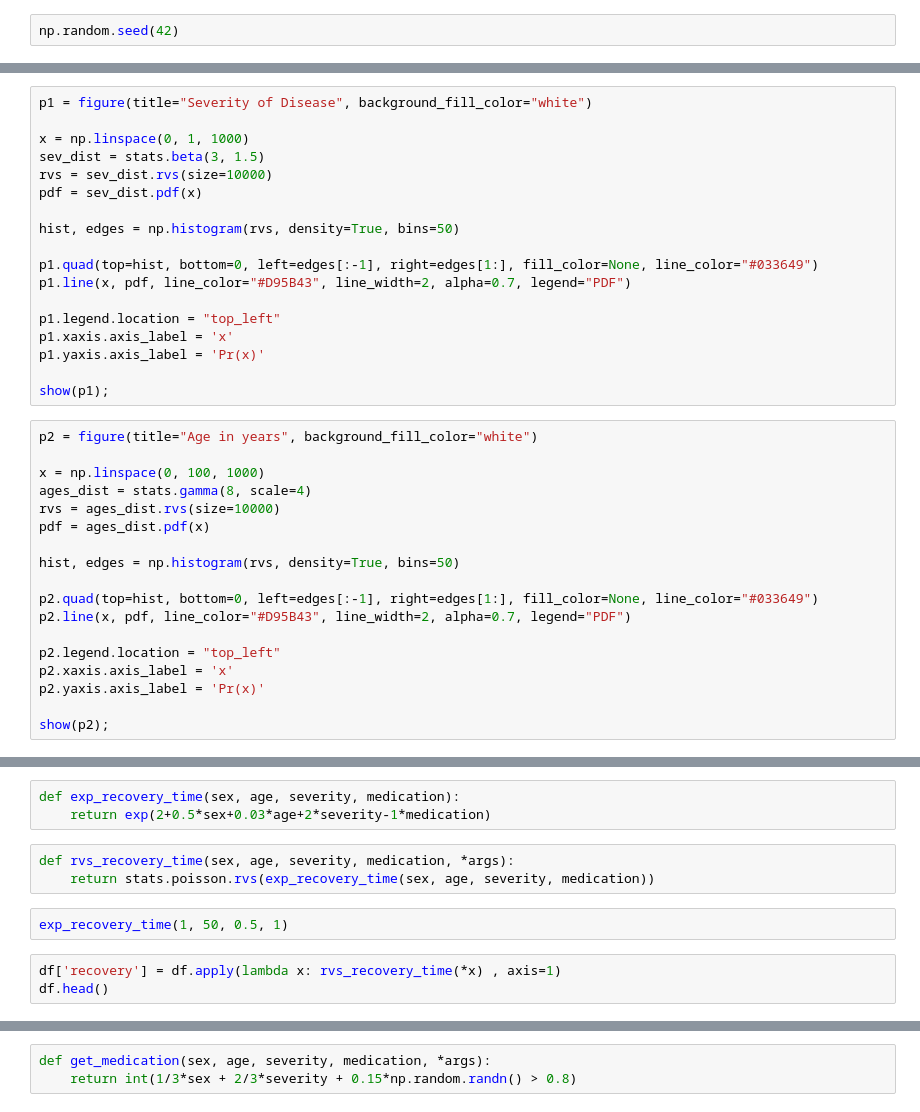
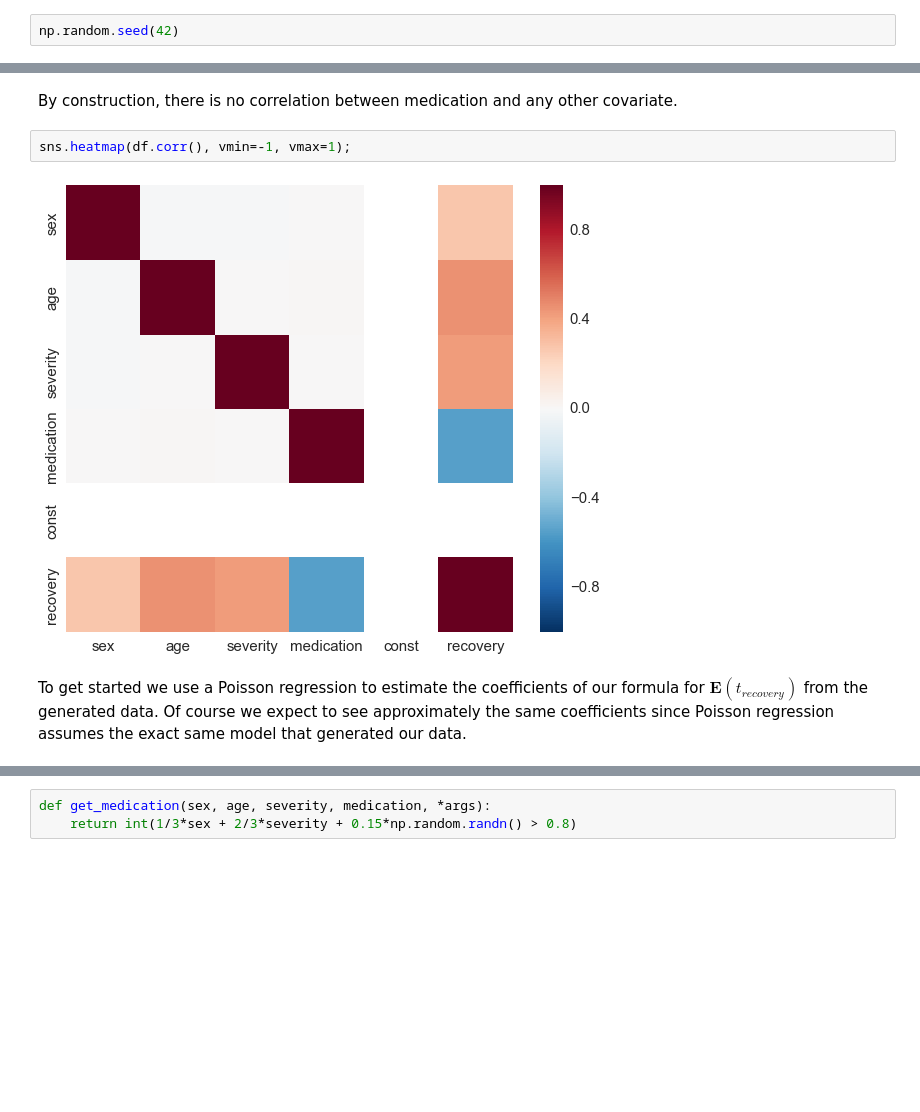
Before and after one commit to FlorianWilhelm/FlorianWilhelm.github.io, a Jupyter notebook: pelican/content/notebooks/causal_inference_propensity_score.ipynb, the cells around one changed output, grey strips where cells are left out. Cells and saved outputs as stored; diff of their text form; blank space fills up the shorter version.

```diff
--- a/pelican/content/notebooks/causal_inference_propensity_score.ipynb
+++ b/pelican/content/notebooks/causal_inference_propensity_score.ipynb
@@ -52,36 +26,0 @@ show(p1);
-# %%
-p1 = figure(title="Severity of Disease", background_fill_color="white")
-
-x = np.linspace(0, 1, 1000)
-sev_dist = stats.beta(3, 1.5)
-rvs = sev_dist.rvs(size=10000)
-pdf = sev_dist.pdf(x)
-
-hist, edges = np.histogram(rvs, density=True, bins=50)
-
-p1.quad(top=hist, bottom=0, left=edges[:-1], right=edges[1:], fill_color=None, line_color="#033649")
-p1.line(x, pdf, line_color="#D95B43", line_width=2, alpha=0.7, legend="PDF")
-
-p1.legend.location = "top_left"
-p1.xaxis.axis_label = 'x'
-p1.yaxis.axis_label = 'Pr(x)'
-
-show(p1);
-# %%
-p2 = figure(title="Age in years", background_fill_color="white")
-
-x = np.linspace(0, 100, 1000)
-ages_dist = stats.gamma(8, scale=4)
-rvs = ages_dist.rvs(size=10000)
-pdf = ages_dist.pdf(x)
-
-hist, edges = np.histogram(rvs, density=True, bins=50)
-
-p2.quad(top=hist, bottom=0, left=edges[:-1], right=edges[1:], fill_color=None, line_color="#033649")
-p2.line(x, pdf, line_color="#D95B43", line_width=2, alpha=0.7, legend="PDF")
-
-p2.legend.location = "top_left"
-p2.xaxis.axis_label = 'x'
-p2.yaxis.axis_label = 'Pr(x)'
-
-show(p2);
@@ -112,14 +94,11 @@ data.reset_index()
-# %%
-def exp_recovery_time(sex, age, severity, medication):
-    return exp(2+0.5*sex+0.03*age+2*severity-1*medication)
-# %%
-def rvs_recovery_time(sex, age, severity, medication, *args):
-    return stats.poisson.rvs(exp_recovery_time(sex, age, severity, medication))
-# %%
-exp_recovery_time(1, 50, 0.5, 1)
-# %%
-df['recovery'] = df.apply(lambda x: rvs_recovery_time(*x) , axis=1)
-df.head()
+# %% [markdown]
+By construction, there is no correlation between medication and any other covariate.
+# %%
+sns.heatmap(df.corr(), vmin=-1, vmax=1);
+# %% [output]
+[figure, added]
+# %% [markdown]
+To get started we use a Poisson regression to estimate the coefficients of our formula for $\mathbf{E}(t_{recovery})$ from the generated data. Of course we expect to see approximately the same coefficients since Poisson regression assumes the exact same model that generated our data.
 # %%
 glm = sm.GLM(df['recovery'], df[features], family=sm.families.Poisson())
 res = glm.fit()
```
Also changed, not shown: parts of 83 cells of this notebook, 1 other file.
